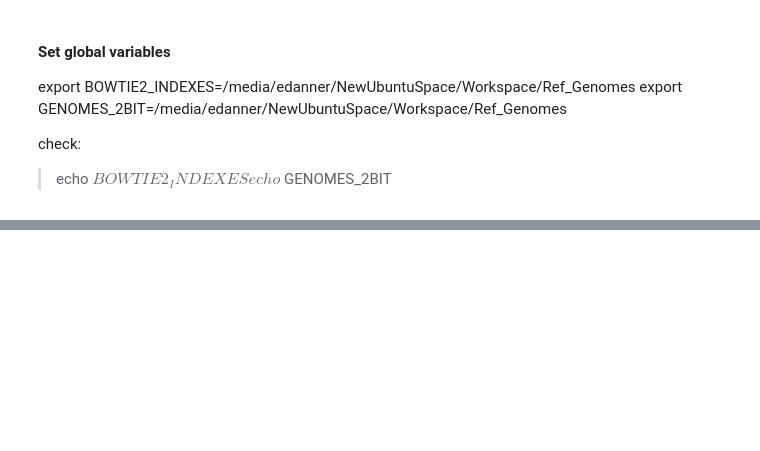
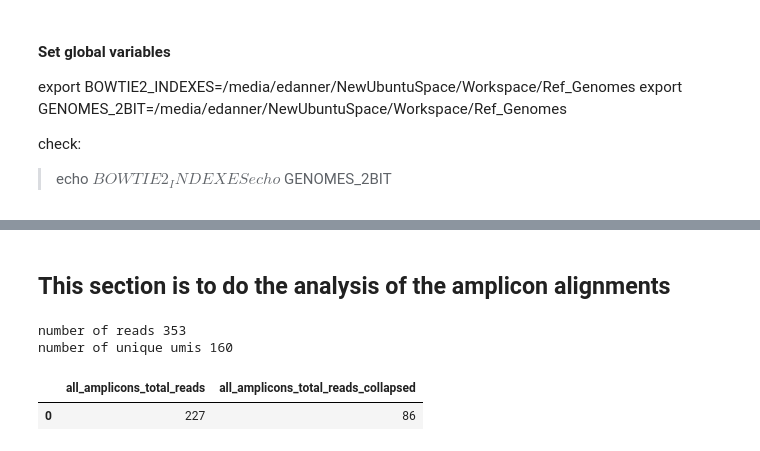
Before and after one commit to jaynagpaul/REPlacE_Analysis, a Jupyter notebook: PolbFwd_Uditas_Analysis.ipynb, the cells around one changed output, grey strips where cells are left out. Drawn from its saved outputs; the diff is of its cells as text; code cells hidden in the pictures; blank space fills up the shorter version.

Commit message:
working analysis of REPLACE notebook

```diff
--- a/PolbFwd_Uditas_Analysis.ipynb
+++ b/PolbFwd_Uditas_Analysis.ipynb
@@ -1103,3 +1148,5 @@ def extract_unmapped_reads_amplicons(dir_sample, amplicon_info):
 # %%
 #this will bring the files that did not map to amplicons into a new folder
 extract_unmapped_reads_amplicons(directory10000, amplicon_info10000)
+# %% [markdown]
+## This section is to do the analysis of the amplicon alignments
@@ -1105,0 +1209,7 @@ extract_unmapped_reads_amplicons(directory10000, amplicon_info10000)
+# %%
+analyze_alignments_all_amplicons(directory10000, amplicon_info10000, min_MAPQ, min_AS)
+# %% [output]
+number of reads 353
+number of unique umis 160
+|  | all_amplicons_total_reads | all_amplicons_total_reads_collapsed |
+| 0 | 227 | 86 |
```
Also changed, not shown: parts of 19 cells of this notebook.
